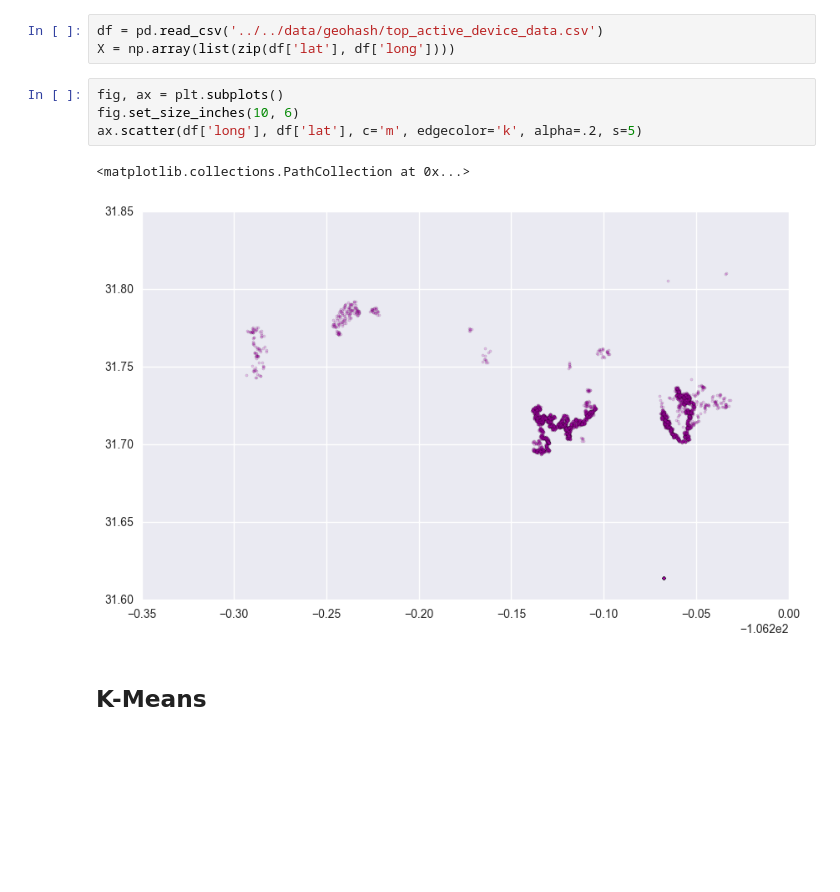
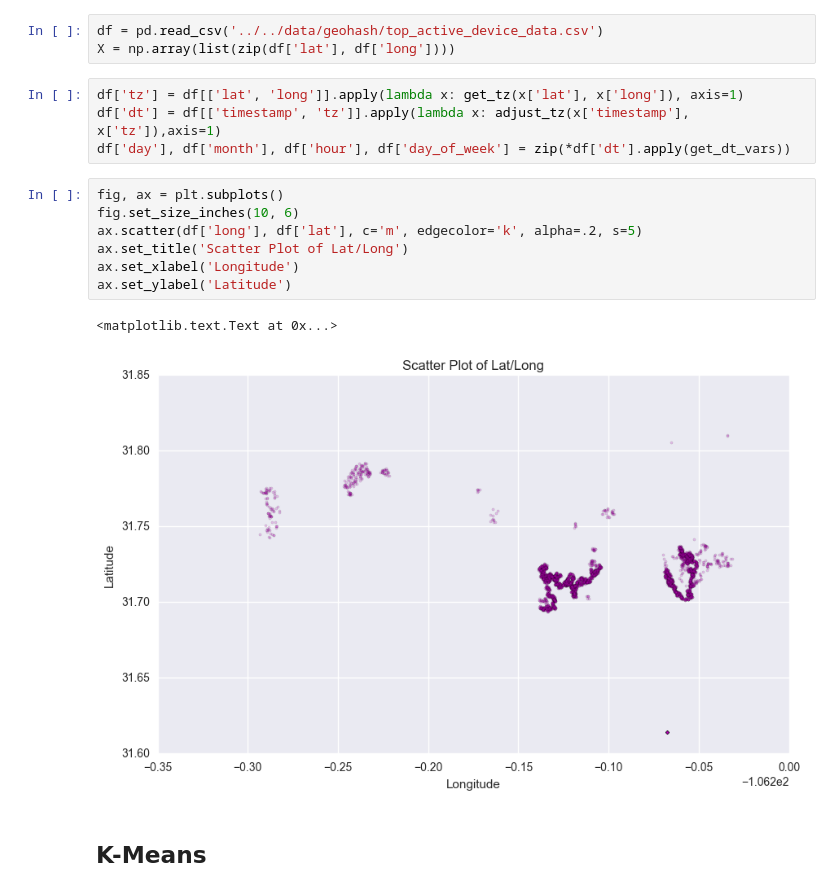
Before and after one commit to john-min/geospatial, a Jupyter notebook: dbscan.ipynb, the cells around one changed output. Cells and saved outputs as stored; diff of their text form; blank space fills up the shorter version.

```diff
--- a/dbscan.ipynb
+++ b/dbscan.ipynb
@@ -19,13 +23,20 @@ from utils import *
 # %%
 df = pd.read_csv('../../data/geohash/top_active_device_data.csv')
 X = np.array(list(zip(df['lat'], df['long'])))
+# %%
+df['tz'] = df[['lat', 'long']].apply(lambda x: get_tz(x['lat'], x['long']), axis=1)
+df['dt'] = df[['timestamp', 'tz']].apply(lambda x: adjust_tz(x['timestamp'], x['tz']),axis=1)
+df['day'], df['month'], df['hour'], df['day_of_week'] = zip(*df['dt'].apply(get_dt_vars))
 # %%
 fig, ax = plt.subplots()
 fig.set_size_inches(10, 6)
 ax.scatter(df['long'], df['lat'], c='m', edgecolor='k', alpha=.2, s=5)
+ax.set_title('Scatter Plot of Lat/Long')
+ax.set_xlabel('Longitude')
+ax.set_ylabel('Latitude')
 # %% [output]
-<matplotlib.collections.PathCollection at 0x...>
+<matplotlib.text.Text at 0x...>
-[figure, old version]
+[figure, new version]
 # %% [markdown]
 ## K-Means
 # %%
```
Also changed, not shown: parts of 41 cells of this notebook.
